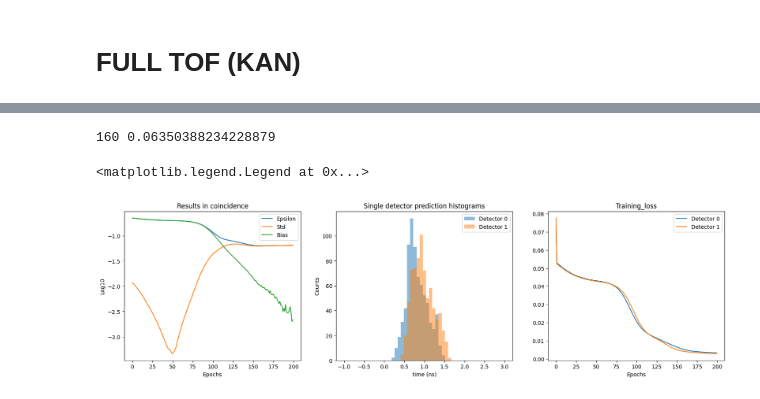
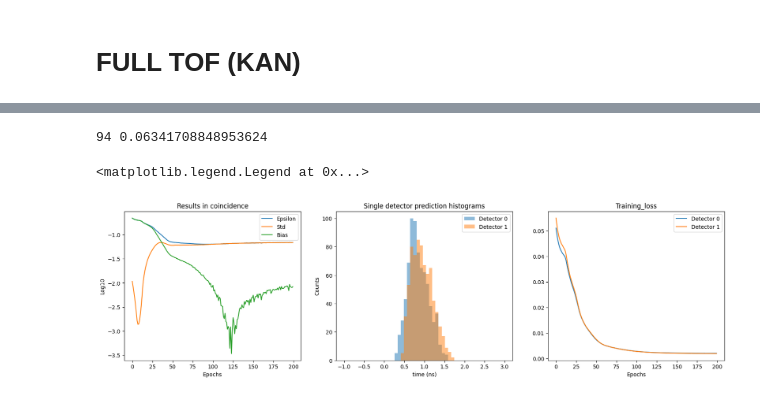
Before and after one commit to wjosefw/Signal-processing-with-Neural-networks, a Jupyter notebook: KAN.ipynb, the cells around one changed output, grey strips where cells are left out. Drawn from its saved outputs; the diff is of its cells as text; code cells hidden in the pictures.

Commit message:
FWHM 145.7 ps by upping the grid points to 10.

```diff
--- a/KAN.ipynb
+++ b/KAN.ipynb
@@ -288,6 +275,6 @@ MOMENTS_TEST = np.concatenate((M_V28, M_V55, M_V82), axis = 0)
 # %%
-model_dec0 = KAN(width = [3, 3, 1, 1], grid = 5, k = 3, seed = 0)
-model_dec1 = KAN(width = [3, 3, 1, 1], grid = 5, k = 3, seed = 0)
+model_dec0 = KAN(width = [3, 3, 1, 1], grid = 10, k = 3, seed = 0)
+model_dec1 = KAN(width = [3, 3, 1, 1], grid = 10, k = 3, seed = 0)
 # %%
 # Create Dataset
 train_dataset_dec0 = torch.utils.data.TensorDataset(torch.from_numpy(M_Train_dec0), torch.from_numpy(np.expand_dims(REF_train_dec0, axis = -1)))
@@ -297,8 +284,8 @@ train_dataset_dec1 = torch.utils.data.TensorDataset(torch.from_numpy(M_Train_dec
 train_loader_dec0 = torch.utils.data.DataLoader(train_dataset_dec0, batch_size = 32, shuffle = True)
 train_loader_dec1 = torch.utils.data.DataLoader(train_dataset_dec1, batch_size = 32, shuffle = True)
 
-optimizer_dec0 = torch.optim.AdamW(model_dec0.parameters(), lr = 3e-5) #Regularization?
-optimizer_dec1 = torch.optim.AdamW(model_dec1.parameters(), lr = 3e-5)
+optimizer_dec0 = torch.optim.AdamW(model_dec0.parameters(), lr = 5e-5) #Regularization?
+optimizer_dec1 = torch.optim.AdamW(model_dec1.parameters(), lr = 5e-5)
 # %%
 def train_loop_KAN(model, optimizer, train_loader, test_tensor, EPOCHS = 75):
 
@@ -375,14 +362,14 @@ LOSS train 0.0028960051247432263
 # %%
 if ajuste_grueso == 0:
-    TOFN_V28 = (test_dec0[:,:M_V28.shape[0]] - new_time_step*delays_test_dec0) - (test_dec1[:,:M_V28.shape[0]] - new_time_step*delays_test_dec1)
-    TOFN_V55 = (test_dec0[:,M_V28.shape[0] :M_V28.shape[0] + M_V55.shape[0]] - new_time_step*delays_test_dec0) - (test_dec1[:,M_V28.shape[0] :M_V28.shape[0] + M_V55.shape[0]] - new_time_step*delays_test_dec1)
-    TOFN_V82 = (test_dec0[:,M_V28.shape[0] + M_V55.shape[0]:] - new_time_step*delays_test_dec0) - (test_dec1[:,M_V28.shape[0] + M_V55.shape[0]:] - new_time_step*delays_test_dec1)
+    TOFN_V28 = (test_dec0[:,:V28.shape[0]] - new_time_step*delays_test_dec0) - (test_dec1[:,: V28.shape[0]] - new_time_step*delays_test_dec1)
+    TOFN_V55 = (test_dec0[:,V28.shape[0] : V28.shape[0] + V55.shape[0]] - new_time_step*delays_test_dec0) - (test_dec1[:,V28.shape[0] :V28.shape[0] + V55.shape[0]] - new_time_step*delays_test_dec1)
+    TOFN_V82 = (test_dec0[:,V28.shape[0] + V55.shape[0]:] - new_time_step*delays_test_dec0) - (test_dec1[:,V28.shape[0] + V55.shape[0]:] - new_time_step*delays_test_dec1)
 
 if ajuste_grueso == 1:
 
-    TOFN_V28 = test_dec0[:,:M_V28.shape[0]] - test_dec1[:,:M_V28.shape[0]]
-    TOFN_V55 = test_dec0[:,M_V28.shape[0] :M_V28.shape[0] + M_V55.shape[0]] - test_dec1[:,M_V28.shape[0] :M_V28.shape[0] + M_V55.shape[0]]
-    TOFN_V82 = test_dec0[:,M_V28.shape[0] + M_V55.shape[0]:] - test_dec1[:,M_V28.shape[0] + M_V55.shape[0]:]
+    TOFN_V28 = test_dec0[:,:V28.shape[0]] - test_dec1[:,:V28.shape[0]]
+    TOFN_V55 = test_dec0[:,V28.shape[0] :V28.shape[0] + V55.shape[0]] - test_dec1[:,V28.shape[0] :V28.shape[0] + V55.shape[0]]
+    TOFN_V82 = test_dec0[:,V28.shape[0] + V55.shape[0]:] - test_dec1[:,V28.shape[0] + V55.shape[0]:]
 
 # Must turn to float64 in order to calculate std on a specific axis
 TOFN_V28 = np.array(TOFN_V28, dtype = 'float64')
@@ -405,37 +392,37 @@ print(idx_min_epsilon, np.min(epsilon))
 # PLot
 plt.figure(figsize = (20,5))
 plt.subplot(131)
 plt.plot(np.log10(epsilon), label = 'Epsilon')
 plt.plot(np.log10(mean_std), label = 'Std')
 plt.plot(np.log10(mean_error_centroid), label = 'Bias')
 plt.title('Results in coincidence')
 plt.xlabel('Epochs')
 plt.ylabel('Log10')
 plt.legend()
 
 plt.subplot(132)
 if ajuste_grueso == 0:
-    plt.hist(test_dec0[idx_min_epsilon , M_V28.shape[0] : M_V28.shape[0] + M_V55.shape[0]] - new_time_step*delays_test_dec0, bins = 51, range = [-1, 3], alpha = 0.5, label = 'Detector 0');
-    plt.hist(test_dec1[idx_min_epsilon , M_V28.shape[0] : M_V28.shape[0] + M_V55.shape[0]] - new_time_step*delays_test_dec1, bins = 51, range = [-1, 3], alpha = 0.5, label = 'Detector 1');
+    plt.hist(test_dec0[idx_min_epsilon , V28.shape[0] : V28.shape[0] + V55.shape[0]] - new_time_step*delays_test_dec0, bins = 51, range = [-1, 3], alpha = 0.5, label = 'Detector 0');
+    plt.hist(test_dec1[idx_min_epsilon , V28.shape[0] : V28.shape[0] + V55.shape[0]] - new_time_step*delays_test_dec1, bins = 51, range = [-1, 3], alpha = 0.5, label = 'Detector 1');
 
 if ajuste_grueso == 1:
     plt.hist(test_dec0[idx_min_epsilon , :], bins = 51, range = [-1, 3], alpha = 0.5, label = 'Detector 0');
     plt.hist(test_dec1[idx_min_epsilon , :], bins = 51, range = [-1, 3], alpha = 0.5, label = 'Detector 1');
 plt.title('Single detector prediction histograms')
 plt.xlabel('time (ns)')
 plt.ylabel('Counts')
 plt.legend()
 
 plt.subplot(133)
 plt.plot(loss_dec0[:], label = 'Detector 0')
 plt.plot(loss_dec1[:], label = 'Detector 1')
 plt.title('Training_loss')
 plt.xlabel('Epochs')
 plt.legend()
 # %% [output]
-160 0.06350388234228879
+94 0.06341708848953624
 <matplotlib.legend.Legend at 0x...>
-[figure, old version]
+[figure, new version]
 # %%
 epoch = idx_min_epsilon
 nbins = 51
```
Also changed, not shown: parts of 6 cells of this notebook.
